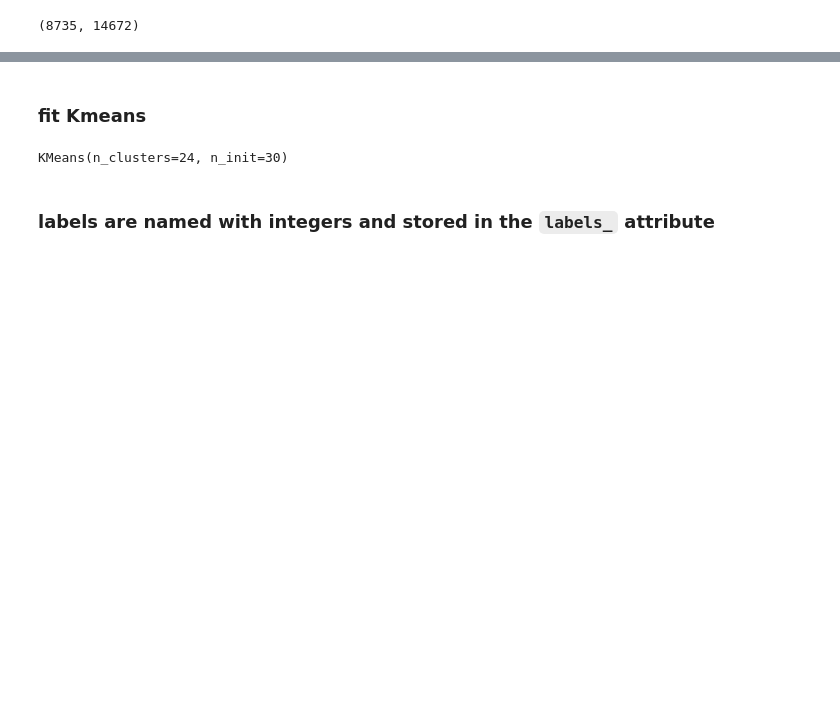
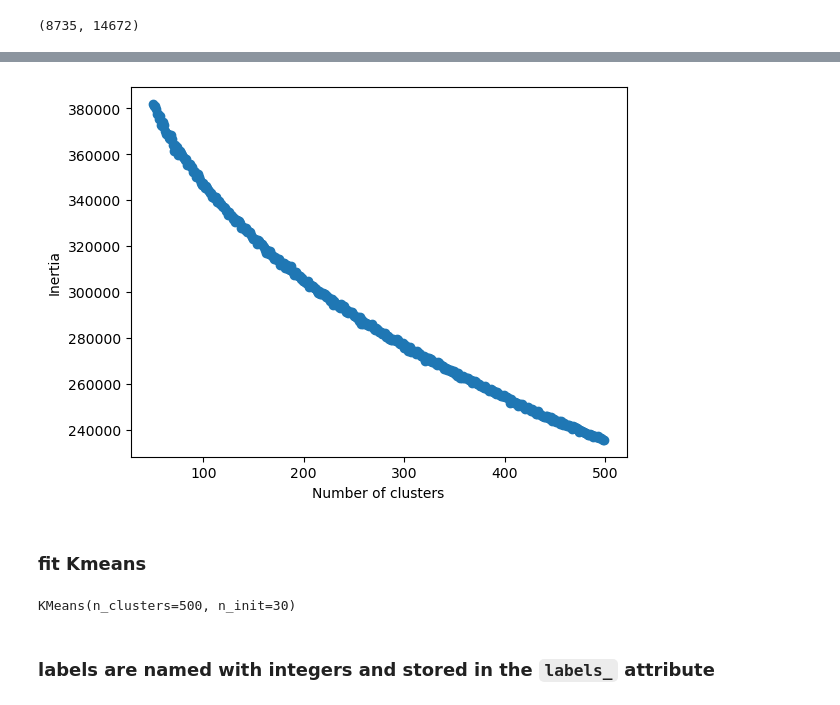
Before and after one commit to tkalainoff/machine-learning, a Jupyter notebook: final_assignment_3/tvSeries_clustering.ipynb, the cells around one changed output, grey strips where cells are left out. Cells and saved outputs as stored; diff of their text form; code cells hidden in the pictures; blank space fills up the shorter version.

```diff
--- a/final_assignment_3/tvSeries_clustering.ipynb
+++ b/final_assignment_3/tvSeries_clustering.ipynb
@@ -57,12 +79,34 @@ plt.show()
+# %%
+# first attempt at fitting K means to view change in Inertia
+from sklearn.cluster import KMeans
+
+# container to store inertia scores over iterations
+distortions = []
+
+# # fit KMeans iteratively to begin to assess the appropriate number of clusters
+for i in range(50, 500):
+    km = KMeans(n_clusters=i)
+    km.fit(X)
+    distortions.append(km.inertia_)
+
+len(distortions)
+
+# vizualize change in inertia
+plt.plot(range(50, 500), distortions, marker='o')
+plt.xlabel('Number of clusters')
+plt.ylabel('Inertia')
+plt.show()
+# %% [output]
+[figure, added]
 # %% [markdown]
 ### fit Kmeans
 # %%
 #fit Kmeans with k clusters
 from sklearn.cluster import KMeans
-km = KMeans(n_clusters=24, n_init=30)
+km = KMeans(n_clusters=500, n_init=30)
 km.fit(X)
 # %% [output]
-KMeans(n_clusters=24, n_init=30)
+KMeans(n_clusters=500, n_init=30)
 # %% [markdown]
 ### labels are named with integers and stored in the `labels_` attribute
 # %%
```
Also changed, not shown: parts of 8 cells of this notebook, 1 other file.
